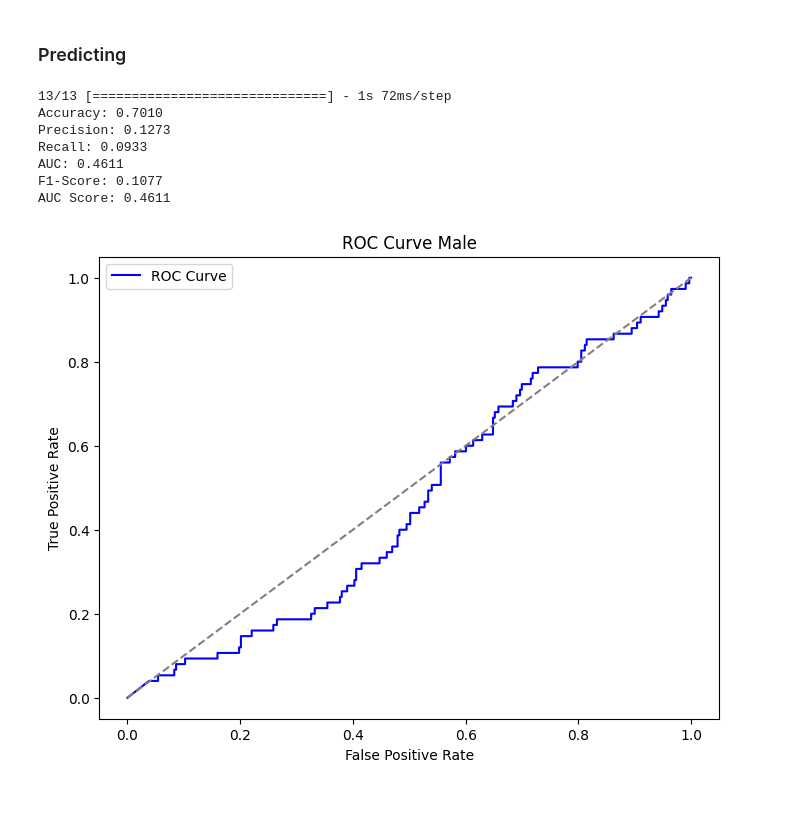
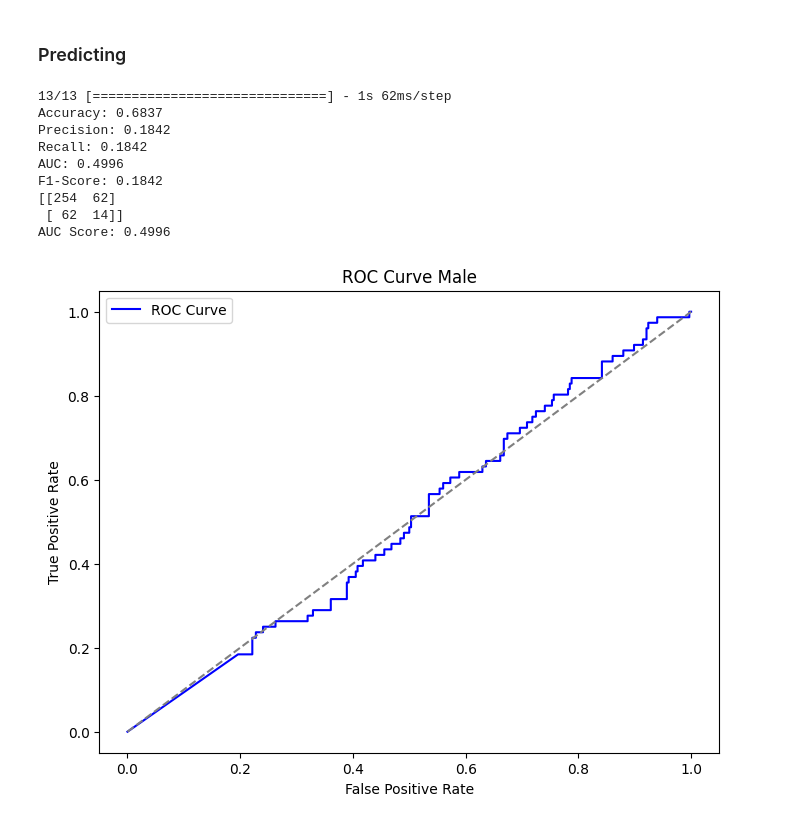
Before and after one commit to Stasieniec/VU-ML-AI-voice, a Jupyter notebook: baseline.ipynb, the cells around one changed output. Saved outputs shown, nothing was run; the diff lists cells and outputs as text; code cells hidden in the pictures.

```diff
--- a/baseline.ipynb
+++ b/baseline.ipynb
@@ -78,8 +78,6 @@ val_ds_obama = tf.keras.utils.image_dataset_from_directory(
 test_ds_obama = tf.keras.utils.image_dataset_from_directory(
     directory='data/SEPARATED/IMAGES/OBAMA/TEST',
     image_size=image_size,
-    validation_split=0.99,
-    subset="validation",
     seed=seed_train_validation,
     color_mode='grayscale',
     shuffle=shuffle_value
@@ -166,7 +160,7 @@ model_obama = models.Sequential([
     layers.Dense(64, activation='relu'),
     layers.Dropout(0.2),
 
-    layers.Dropout(0.32),
+    layers.Dense(32, activation='relu'),
     layers.Dropout(0.2),
 
     layers.Dense(1, activation='sigmoid')  # Sigmoid so we can set a threshold
@@ -201,8 +195,8 @@ _________________________________________________________________
 # %%
 # train_ds, val_ds, test_ds
 
-epochs = 20
-batch_size = 32
+epochs = 13
+batch_size = 16
 
 # Train the shit out of it
 history_obama = model_obama.fit(
@@ -387,47 +381,53 @@ plt.show()
 # %%
 from sklearn.metrics import accuracy_score, precision_score, recall_score, roc_auc_score, f1_score
 from sklearn.metrics import roc_curve, roc_auc_score
+from sklearn.metrics import confusion_matrix
 import matplotlib.pyplot as plt
 
 predicted_probs_obama = model_obama.predict(test_ds_obama)
 predicted_labels_obama = (predicted_probs_obama >= 0.5).astype(int)  # Convert probabilities to binary predictions
 actual_labels_obama = np.concatenate([y for x, y in test_ds_obama], axis=0)
 
 accuracy_obama = accuracy_score(actual_labels_obama, predicted_labels_obama)
 precision_obama = precision_score(actual_labels_obama, predicted_labels_obama)
 recall_obama = recall_score(actual_labels_obama, predicted_labels_obama)
 roc_auc_obama = roc_auc_score(actual_labels_obama, predicted_probs_obama)
 f1_obama = f1_score(actual_labels_obama, predicted_labels_obama)
 
 print(f"Accuracy: {accuracy_obama:.4f}")
 print(f"Precision: {precision_obama:.4f}")
 print(f"Recall: {recall_obama:.4f}")
 print(f"AUC: {roc_auc_obama:.4f}")
 print(f"F1-Score: {f1_obama:.4f}")
 
 # Assuming predicted_probs contains probabilities for the positive class
 fpr, tpr, thresholds = roc_curve(actual_labels_obama, predicted_probs_obama[:, 0])  # Use [:, 0] for positive class
 auc_score_obama = roc_auc_score(actual_labels_obama, predicted_probs_obama[:, 0])
 
+c_matrix = confusion_matrix(predicted_labels_obama, actual_labels_obama)
+print(c_matrix)
+
 print(f"AUC Score: {auc_score_obama:.4f}")
 
 plt.figure(figsize=(8, 6))
 plt.plot(fpr, tpr, color='b', label='ROC Curve')
 plt.plot([0, 1], [0, 1], color='gray', linestyle='--')
 plt.xlabel('False Positive Rate')
 plt.ylabel('True Positive Rate')
 plt.title('ROC Curve Male')
 plt.legend()
 plt.show()
 # %% [output]
-13/13 [==============================] - 1s 72ms/step
-Accuracy: 0.7010
-Precision: 0.1273
-Recall: 0.0933
-AUC: 0.4611
-F1-Score: 0.1077
-AUC Score: 0.4611
+13/13 [==============================] - 1s 62ms/step
+Accuracy: 0.6837
+Precision: 0.1842
+Recall: 0.1842
+AUC: 0.4996
+F1-Score: 0.1842
+[[254  62]
+ [ 62  14]]
+AUC Score: 0.4996
-[figure, old version]
+[figure, new version]
 # %%
 from sklearn.metrics import accuracy_score, precision_score, recall_score, roc_auc_score, f1_score
 from sklearn.metrics import roc_curve, roc_auc_score
```
Also changed, not shown: parts of 10 cells of this notebook, 18 other files.
